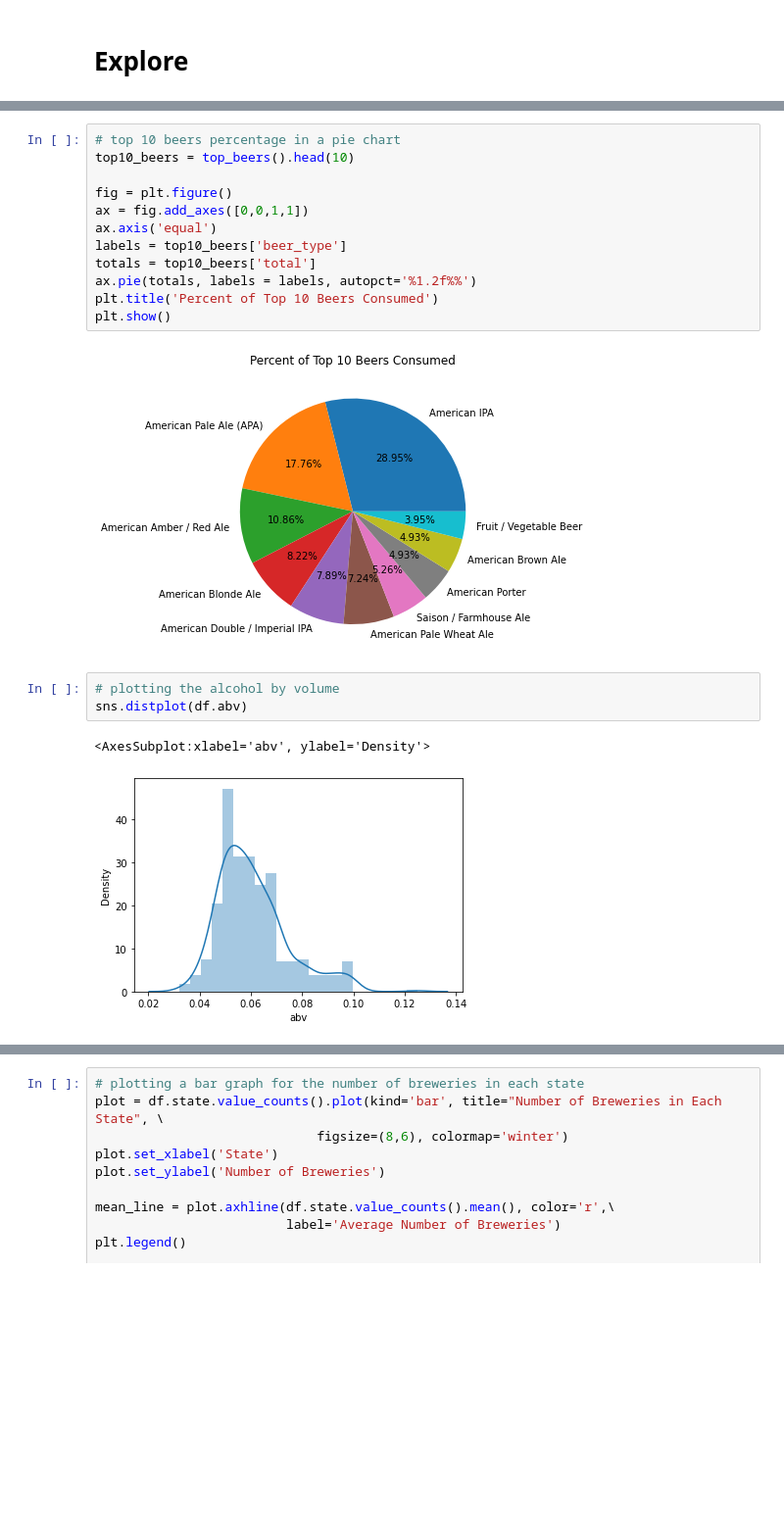
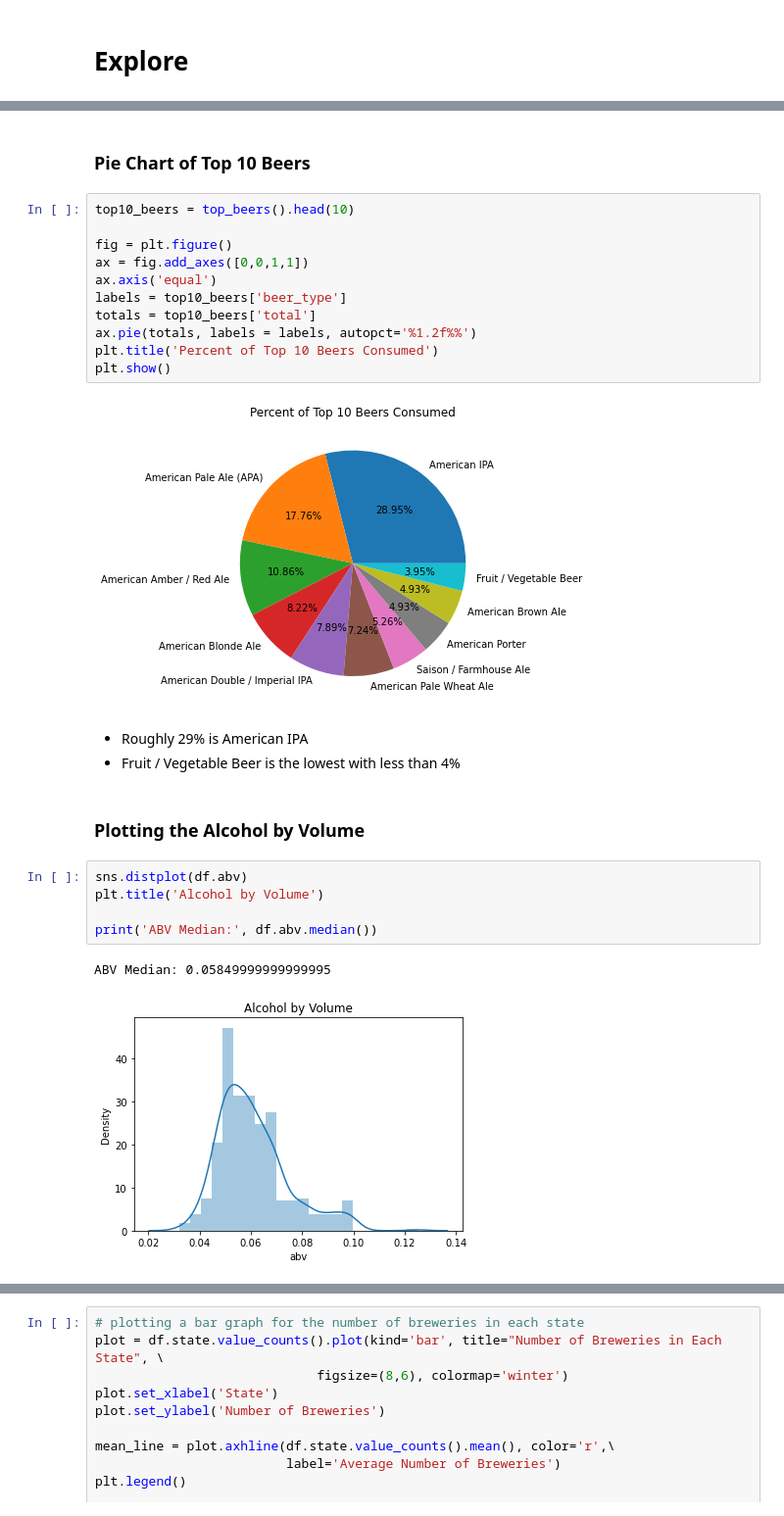
Before and after one commit to jamesallen0351/craft_beer, a Jupyter notebook: beer_final.ipynb, the cells around one changed output, grey strips where cells are left out. Shown at 98% size. Saved outputs shown, nothing was run; the diff lists cells and outputs as text; blank space fills up the shorter version.

```diff
--- a/beer_final.ipynb
+++ b/beer_final.ipynb
@@ -89,5 +99,6 @@ Text(0.5, 1.0, '10 Top Flight Beers')
+# %% [markdown]
+### Pie Chart of Top 10 Beers
 # %%
-# top 10 beers percentage in a pie chart
 top10_beers = top_beers().head(10)
 
 fig = plt.figure()
@@ -100,9 +111,16 @@ plt.title('Percent of Top 10 Beers Consumed')
 plt.show()
 # %% [output]
 [figure]
+# %% [markdown]
+- Roughly 29% is American IPA
+- Fruit / Vegetable Beer is the lowest with less than 4%
+# %% [markdown]
+### Plotting the Alcohol by Volume
 # %%
-# plotting the alcohol by volume
 sns.distplot(df.abv)
+plt.title('Alcohol by Volume')
+
+print('ABV Median:', df.abv.median())
 # %% [output]
-<AxesSubplot:xlabel='abv', ylabel='Density'>
+ABV Median: 0.05849999999999995
-[figure, old version]
+[figure, new version]
```
Also changed, not shown: parts of 14 cells of this notebook.
